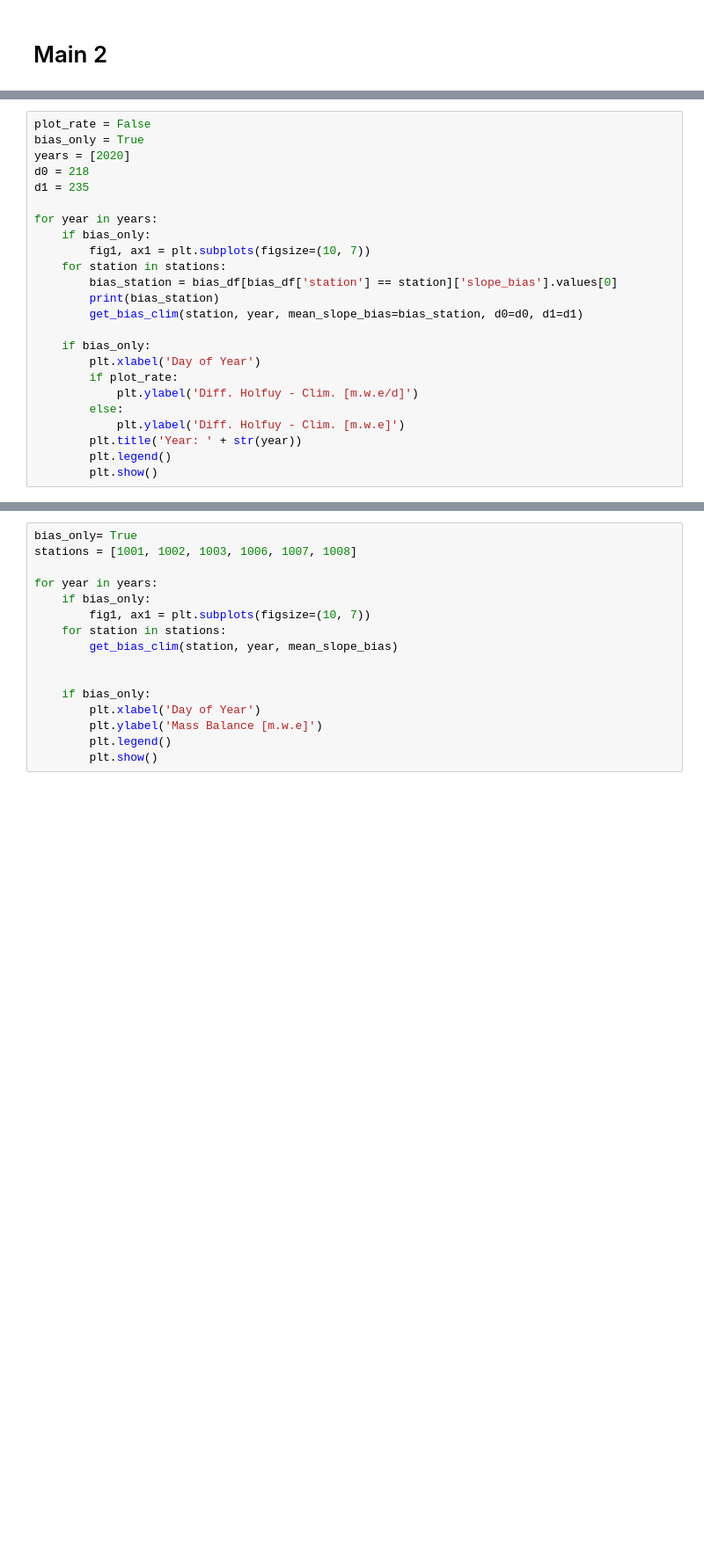
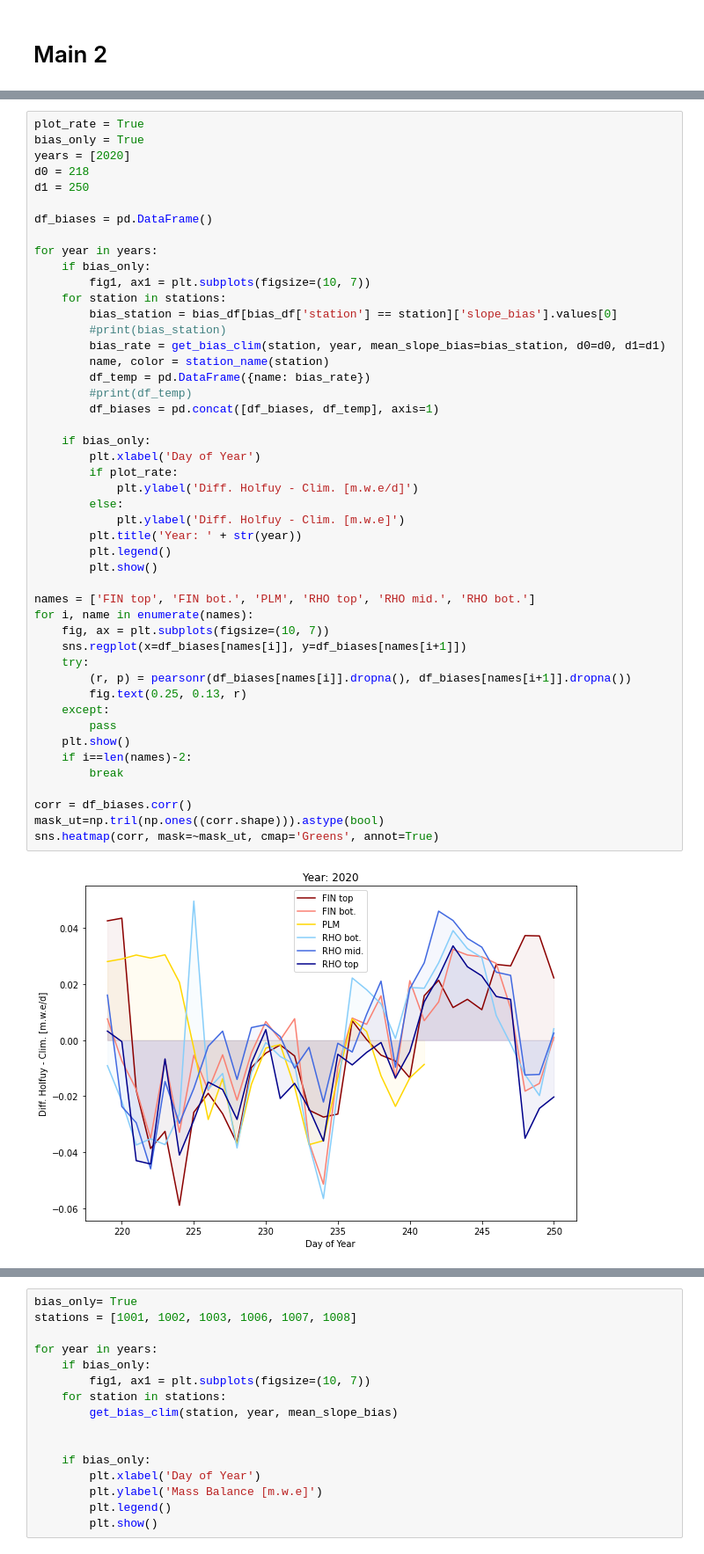
Before and after one commit to acremona/glacier-anomalies-at-point-scale, a Jupyter notebook: glacier_anomalies.ipynb, the cells around one changed output, grey strips where cells are left out. Shown at 88% size. Drawn from its saved outputs; the diff is of its cells as text; blank space fills up the shorter version.

```diff
--- a/glacier_anomalies.ipynb
+++ b/glacier_anomalies.ipynb
@@ -552,25 +590,49 @@ for year in years:
 # %%
-plot_rate = False
+plot_rate = True
 bias_only = True
 years = [2020]
 d0 = 218
-d1 = 235
+d1 = 250
+
+df_biases = pd.DataFrame()
 
 for year in years:
     if bias_only:
         fig1, ax1 = plt.subplots(figsize=(10, 7))
     for station in stations:
         bias_station = bias_df[bias_df['station'] == station]['slope_bias'].values[0]
-        print(bias_station)
-        get_bias_clim(station, year, mean_slope_bias=bias_station, d0=d0, d1=d1)
+        #print(bias_station)
+        bias_rate = get_bias_clim(station, year, mean_slope_bias=bias_station, d0=d0, d1=d1)
+        name, color = station_name(station)
+        df_temp = pd.DataFrame({name: bias_rate})
+        #print(df_temp)
+        df_biases = pd.concat([df_biases, df_temp], axis=1)
 
     if bias_only:
         plt.xlabel('Day of Year')
         if plot_rate:
             plt.ylabel('Diff. Holfuy - Clim. [m.w.e/d]')
         else:
             plt.ylabel('Diff. Holfuy - Clim. [m.w.e]')
         plt.title('Year: ' + str(year))
         plt.legend()
         plt.show()
+
+names = ['FIN top', 'FIN bot.', 'PLM', 'RHO top', 'RHO mid.', 'RHO bot.']
+for i, name in enumerate(names):
+    fig, ax = plt.subplots(figsize=(10, 7))
+    sns.regplot(x=df_biases[names[i]], y=df_biases[names[i+1]])
+    try:
+        (r, p) = pearsonr(df_biases[names[i]].dropna(), df_biases[names[i+1]].dropna())
+        fig.text(0.25, 0.13, r)
+    except:
+        pass
+    plt.show()
+    if i==len(names)-2:
+        break
+
+corr = df_biases.corr()
+mask_ut=np.tril(np.ones((corr.shape))).astype(bool)
+sns.heatmap(corr, mask=~mask_ut, cmap='Greens', annot=True)
 # %% [output]
+[figure, new version]
```
Also changed, not shown: parts of 8 cells of this notebook.
